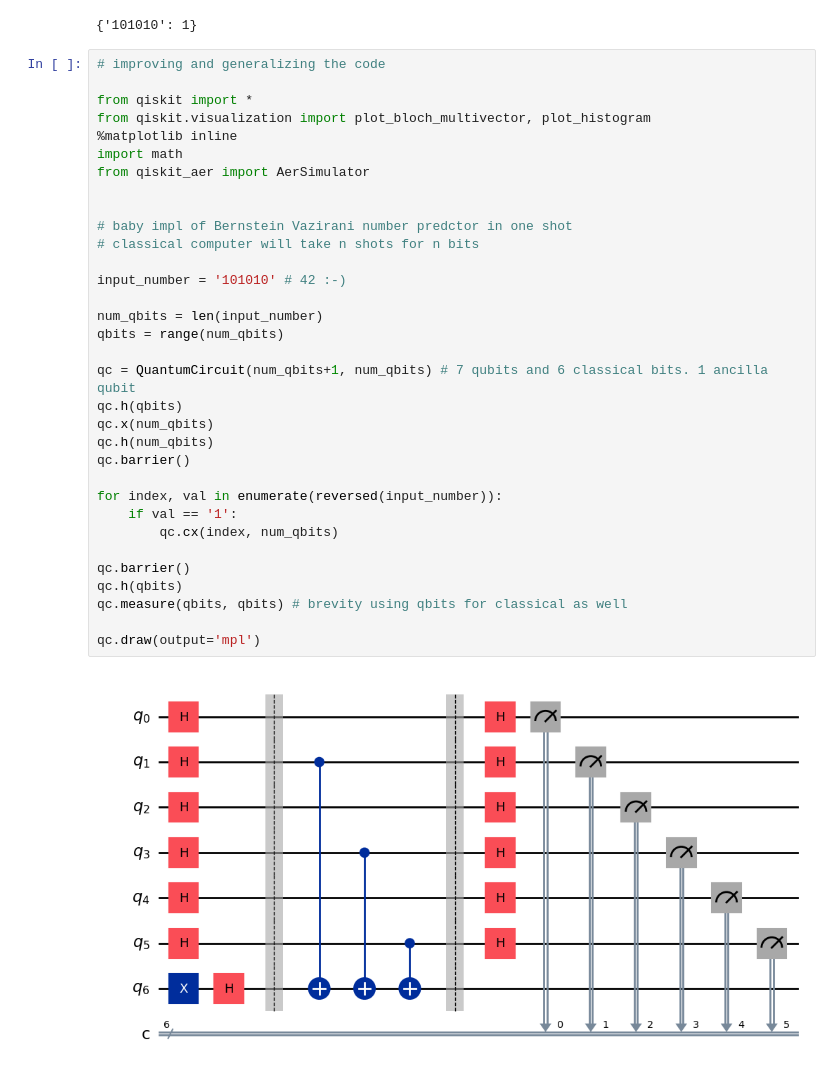
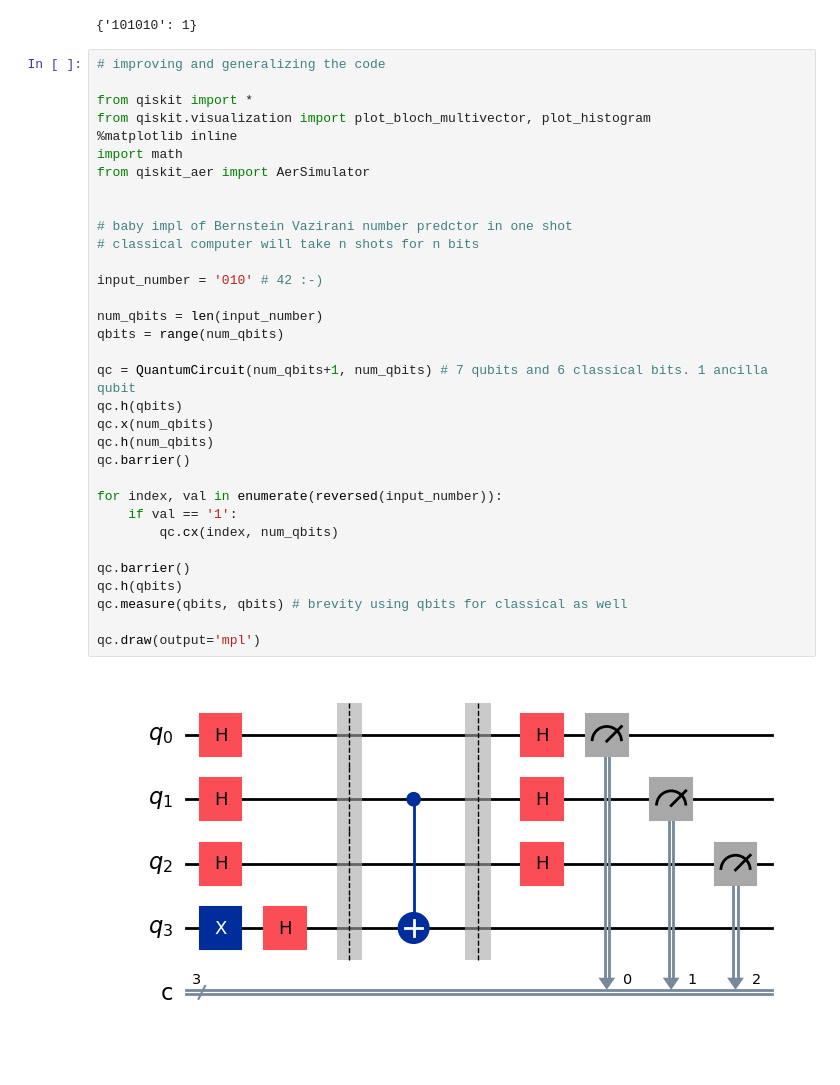
Before and after one commit to imelenwe/qi-qiskit, a Jupyter notebook: bernstein-vazirani.ipynb, the cells around one changed output. Saved outputs shown, nothing was run; the diff lists cells and outputs as text.

```diff
--- a/bernstein-vazirani.ipynb
+++ b/bernstein-vazirani.ipynb
@@ -65,35 +65,35 @@ print(counts)
 from qiskit import *
 from qiskit.visualization import plot_bloch_multivector, plot_histogram
 %matplotlib inline
 import math
 from qiskit_aer import AerSimulator
 
 
 # baby impl of Bernstein Vazirani number predctor in one shot
 # classical computer will take n shots for n bits
 
-input_number = '101010' # 42 :-)
+input_number = '010' # 42 :-)
 
 num_qbits = len(input_number)
 qbits = range(num_qbits)
 
 qc = QuantumCircuit(num_qbits+1, num_qbits) # 7 qubits and 6 classical bits. 1 ancilla qubit
 qc.h(qbits)
 qc.x(num_qbits)
 qc.h(num_qbits)
 qc.barrier()
 
 for index, val in enumerate(reversed(input_number)):
     if val == '1':
         qc.cx(index, num_qbits)
 
 qc.barrier()
 qc.h(qbits)
 qc.measure(qbits, qbits) # brevity using qbits for classical as well
 
 qc.draw(output='mpl')
 # %% [output]
-[figure, old version]
+[figure, new version]
 # %%
 qasm_sim = AerSimulator()
 result = qasm_sim.run(qc, shots=1).result()
```
Also changed, not shown: parts of 2 cells of this notebook.
